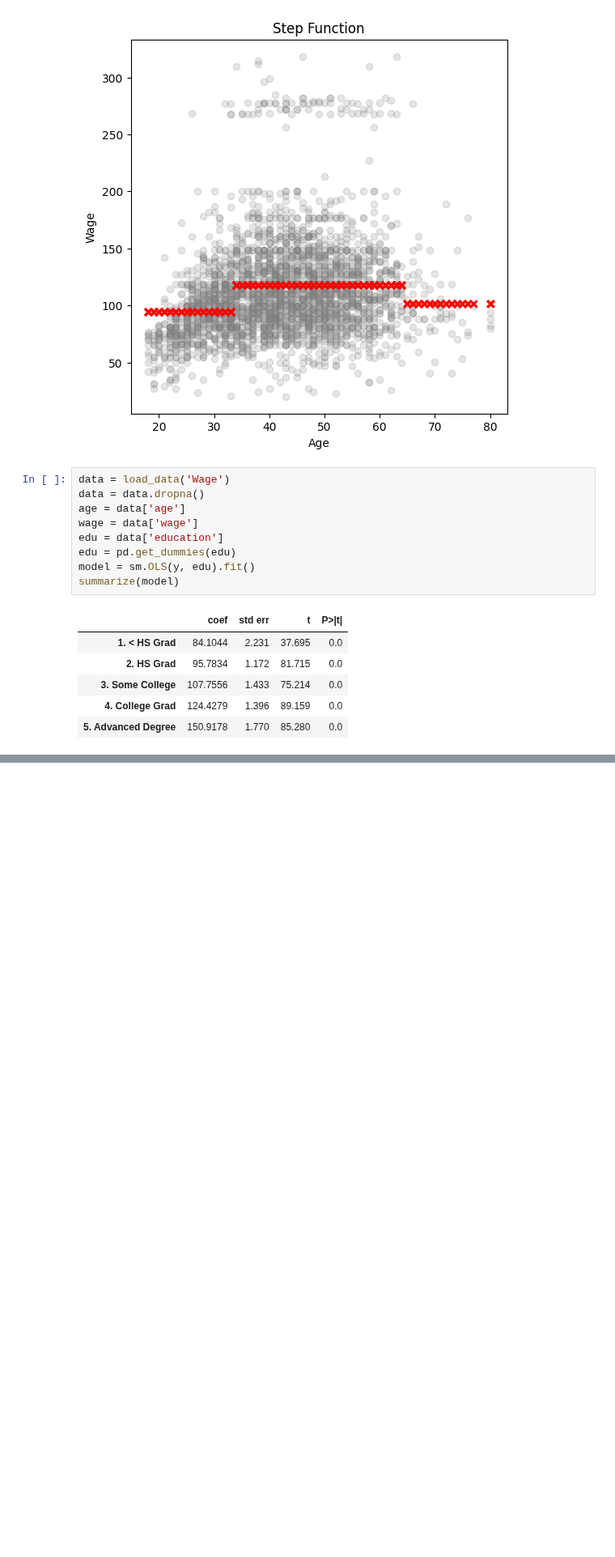
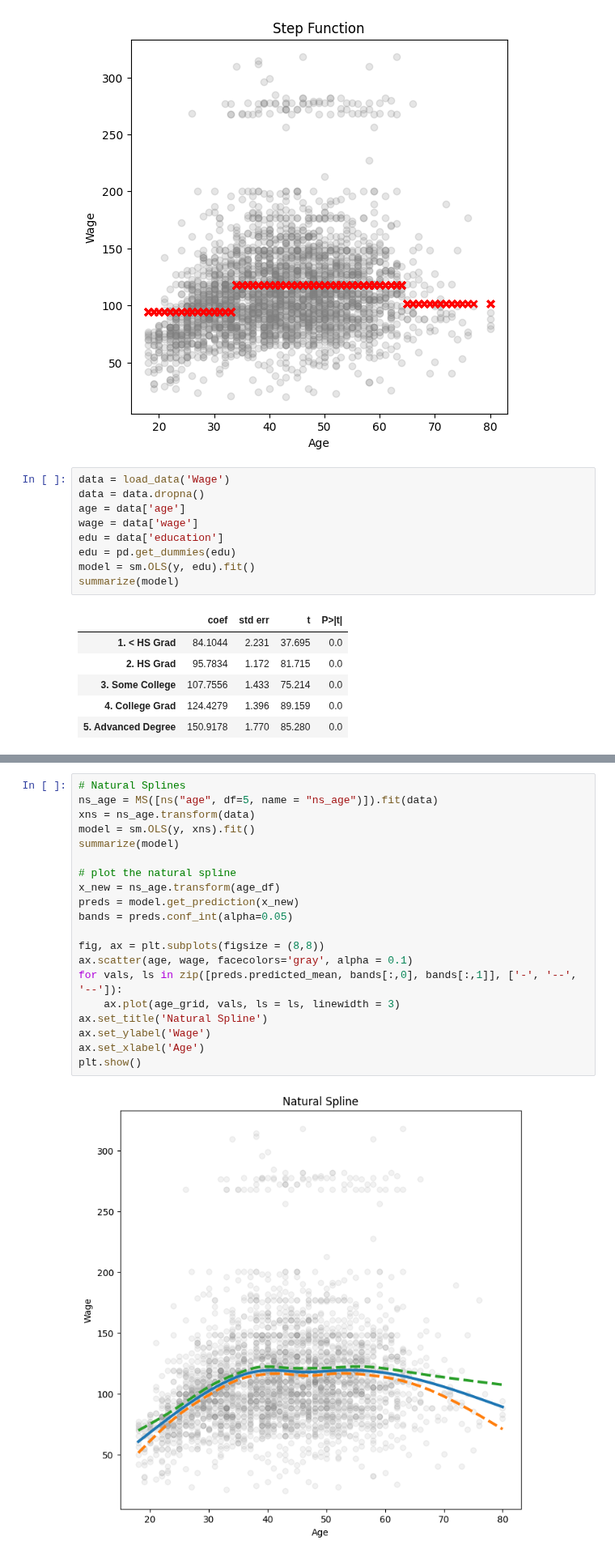
Before and after one commit to kkkamur07/ISL-Learning, a Jupyter notebook: NonLinearity/nonLinearityLab.ipynb, the cells around one changed output, grey strips where cells are left out. Shown at 81% size. Cells and saved outputs as stored; diff of their text form; blank space fills up the shorter version.

Commit message:
smoothing-splines-lab

```diff
--- a/NonLinearity/nonLinearityLab.ipynb
+++ b/NonLinearity/nonLinearityLab.ipynb
@@ -221,0 +290,22 @@ Process : For category wise predictions
+# %%
+# Natural Splines
+ns_age = MS([ns("age", df=5, name = "ns_age")]).fit(data)
+xns = ns_age.transform(data)
+model = sm.OLS(y, xns).fit()
+summarize(model)
+
+# plot the natural spline
+x_new = ns_age.transform(age_df)
+preds = model.get_prediction(x_new)
+bands = preds.conf_int(alpha=0.05)
+
+fig, ax = plt.subplots(figsize = (8,8))
+ax.scatter(age, wage, facecolors='gray', alpha = 0.1)
+for vals, ls in zip([preds.predicted_mean, bands[:,0], bands[:,1]], ['-', '--', '--']):
+    ax.plot(age_grid, vals, ls = ls, linewidth = 3)
+ax.set_title('Natural Spline')
+ax.set_ylabel('Wage')
+ax.set_xlabel('Age')
+plt.show()
+# %% [output]
+[figure, added]
```
Also changed, not shown: parts of 16 cells of this notebook.
